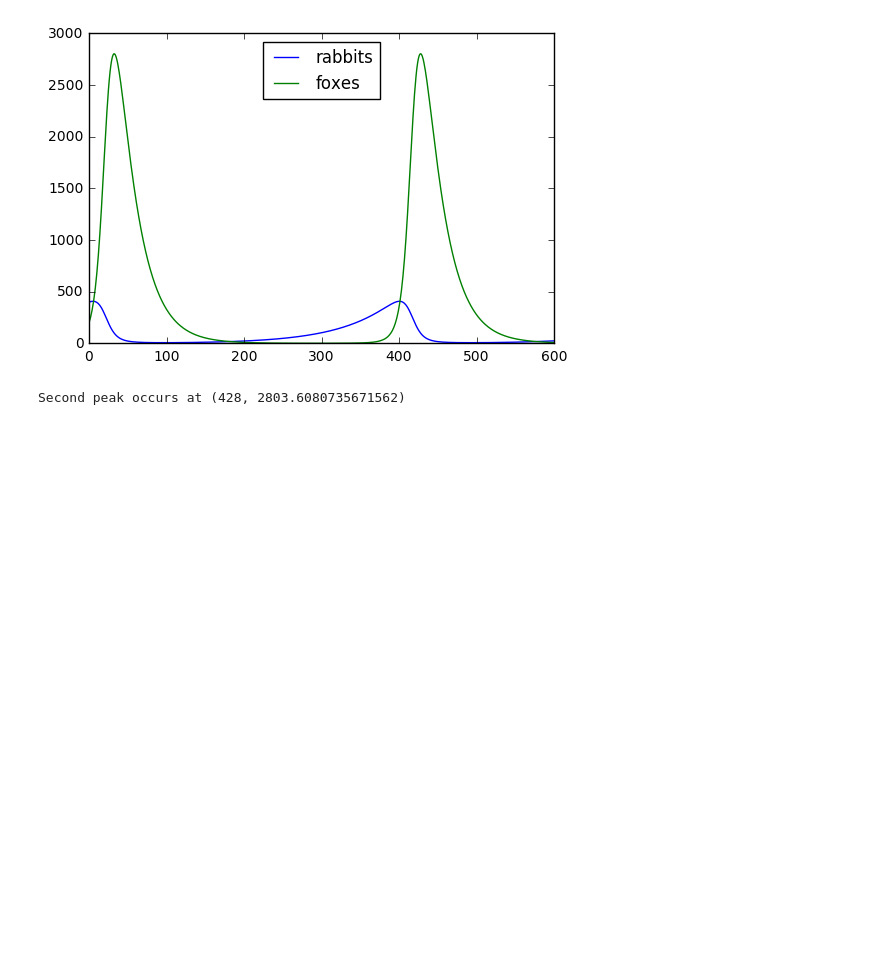
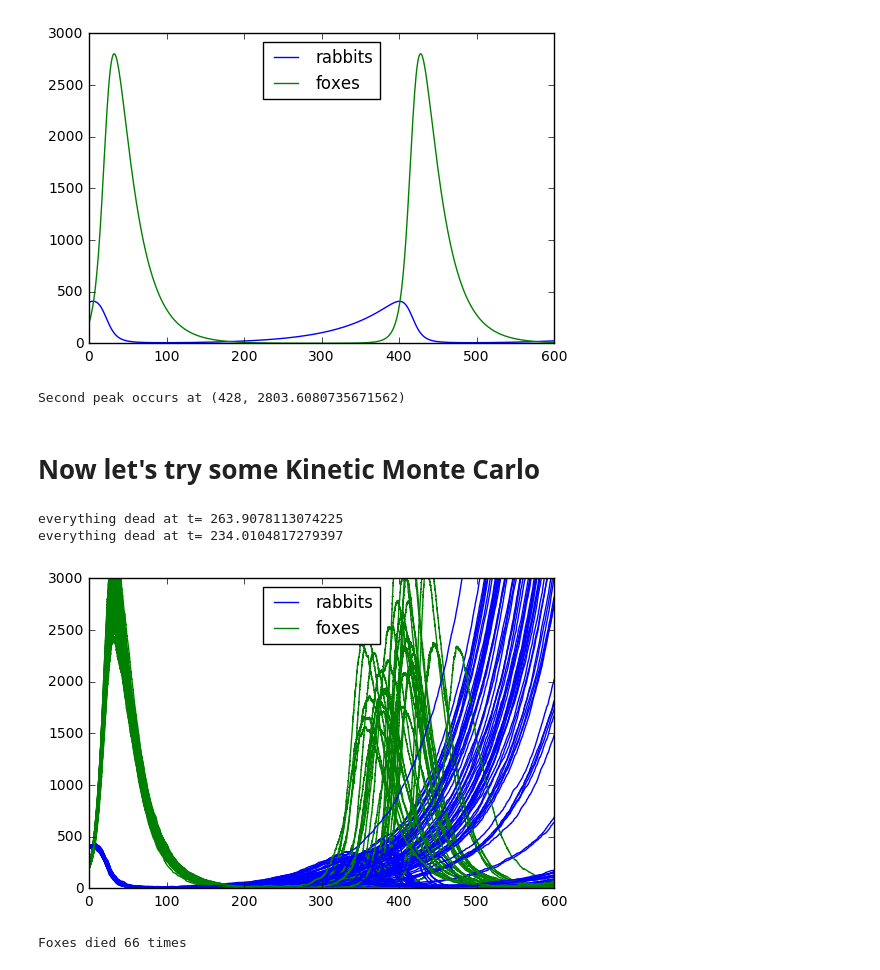
Before and after one commit to dbaugher/rabbits-and-foxes, a Jupyter notebook: rabbits-and-foxes.ipynb, the cells around one changed output. Saved outputs shown, nothing was run; the diff lists cells and outputs as text; code cells hidden in the pictures; blank space fills up the shorter version.

Commit message:
Added Kinetic Monte Carlo version

```diff
--- a/rabbits-and-foxes.ipynb
+++ b/rabbits-and-foxes.ipynb
@@ -206,3 +206,79 @@ print("Second peak occurs at",(foxes.argmax(),foxes.max()))
 # %% [output]
 [figure]
 Second peak occurs at (428, 2803.6080735671562)
+# %% [markdown]
+# Now let's try some Kinetic Monte Carlo
+# %%
+import random
+k1 = 0.015
+k2 = 0.00004
+k3 = 0.0004
+k4 = 0.04
+end_time = 600
+
+def get_rates(rabbits, foxes):
+    """
+    Return the rates (expected events per day) as a tuple:
+    (rabbit_birth, rabbit_death, fox_birth, fox_death)
+    """
+    rabbit_birth = k1 * rabbits
+    rabbit_death = k2 * rabbits * foxes
+    fox_birth = k3 * rabbits * foxes
+    fox_death = k4 * foxes
+    return (rabbit_birth, rabbit_death, fox_birth, fox_death)
+
+quantum = 1
+dead_foxes = 0
+for n in range(100):
+    time = 0
+    rabbit = 400
+    fox = 200
+    # we don't know how long these will be so start as lists and convert to arrays later
+    times = []
+    rabbits = []
+    foxes = []
+
+    while time < end_time:
+        times.append(time)
+        rabbits.append(rabbit)
+        foxes.append(fox)
+        (rabbit_birth, rabbit_death, fox_birth, fox_death) = rates = get_rates(rabbit, fox)
+        sum_rates = sum(rates)
+        if sum_rates == 0:
+            print("everything dead at t=",time)
+            times.append(end_time)
+            rabbits.append(rabbit)
+            foxes.append(fox)
+            break
+        wait_time = random.expovariate( sum_rates ) * quantum
+        time += wait_time
+        choice = random.uniform(0, sum_rates)
+        # Imagine we threw a dart at a number line, and it hit at "choice"
+        choice -= rabbit_birth
+        if choice < 0:
+            rabbit += quantum # rabbit born
+            continue
+        choice -= rabbit_death
+        if choice < 0:
+            rabbit -= quantum # rabbit died
+            continue
+        if choice < fox_birth:
+            fox += quantum # fox born
+            continue
+        fox -= quantum # fox died
+        if fox == 0:
+            #print("Foxes died at t=",time)
+            dead_foxes+=1
+
+    plt.plot(times, rabbits, 'b')
+    plt.plot(times, foxes, 'g')
+
+plt.legend(['rabbits','foxes'],loc="best") # put the legend at the best location to avoid overlapping things
+plt.ylim(0,3000)
+plt.show()
+print("Foxes died {} times".format(dead_foxes))
+# %% [output]
+everything dead at t= 263.9078113074225
+everything dead at t= 234.0104817279397
+[figure, added]
+Foxes died 66 times
```
